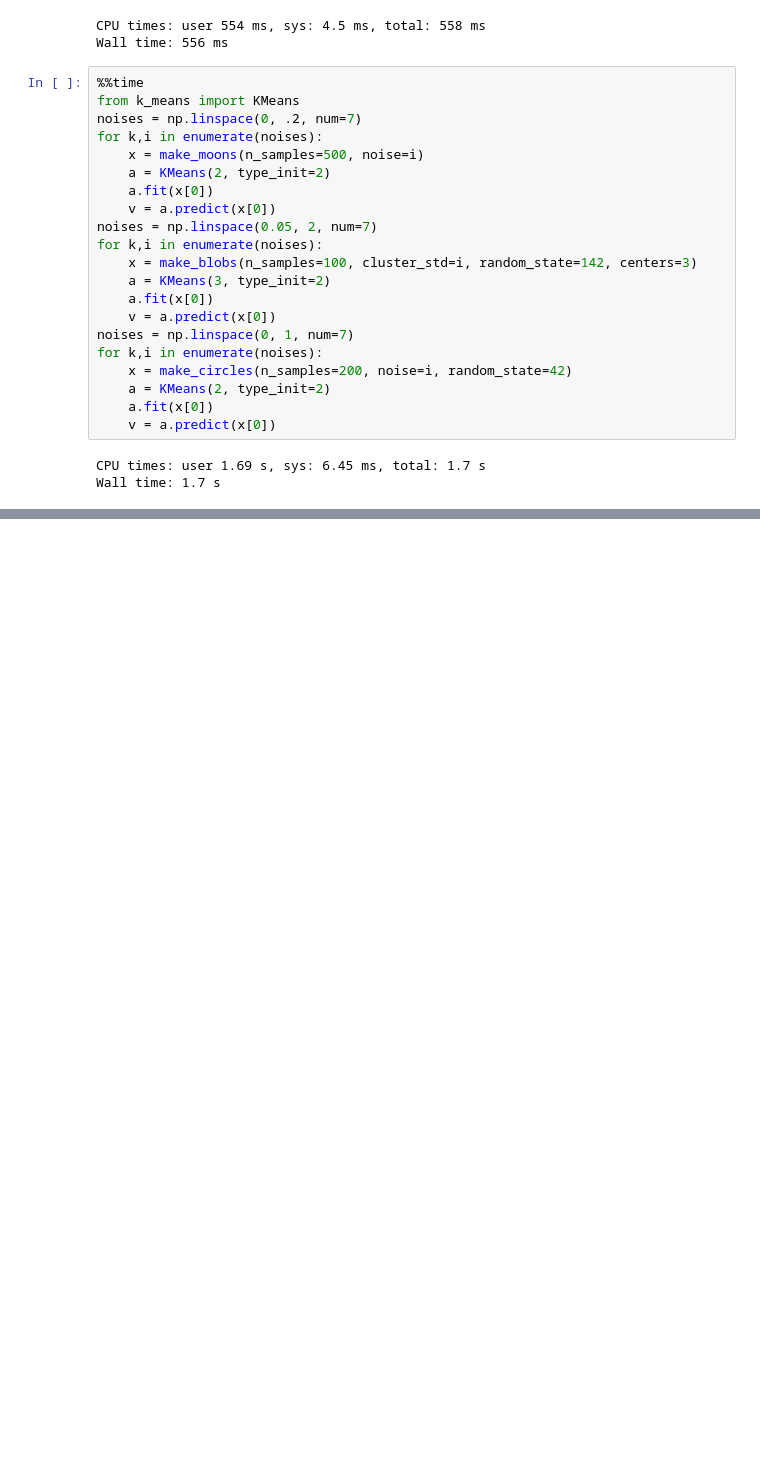
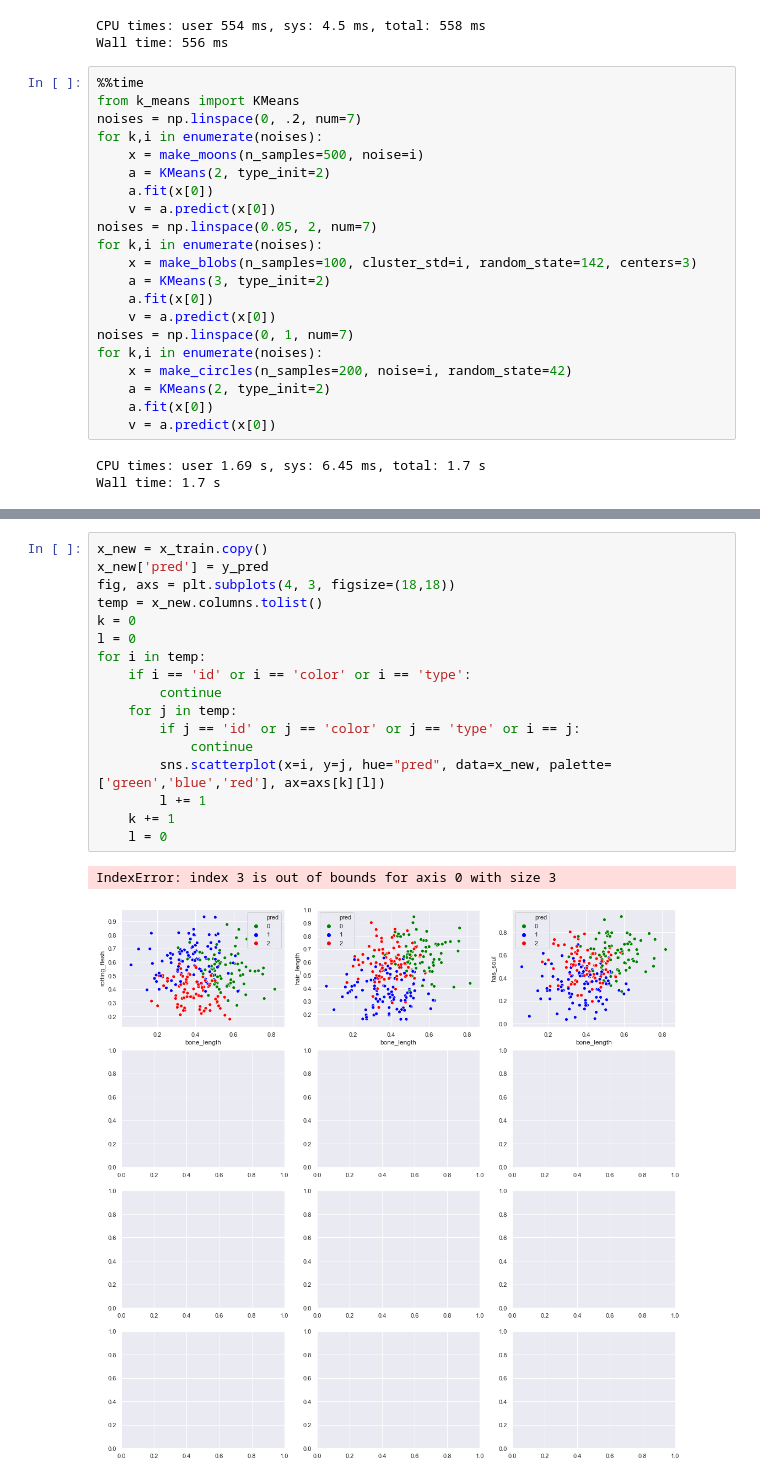
Before and after one commit to AnaSomi/ML, a Jupyter notebook: KMeans/KMeans.ipynb, the cells around one changed output, grey strips where cells are left out. Cells and saved outputs as stored; diff of their text form; blank space fills up the shorter version.

```diff
--- a/KMeans/KMeans.ipynb
+++ b/KMeans/KMeans.ipynb
@@ -451,0 +580,20 @@ Wall time: 1.7 s
+# %%
+x_new = x_train.copy()
+x_new['pred'] = y_pred
+fig, axs = plt.subplots(4, 3, figsize=(18,18))
+temp = x_new.columns.tolist()
+k = 0
+l = 0
+for i in temp:
+    if i == 'id' or i == 'color' or i == 'type':
+        continue
+    for j in temp:
+        if j == 'id' or j == 'color' or j == 'type' or i == j:
+            continue
+        sns.scatterplot(x=i, y=j, hue="pred", data=x_new, palette=['green','blue','red'], ax=axs[k][l])
+        l += 1
+    k += 1
+    l = 0
+# %% [output]
+IndexError: index 3 is out of bounds for axis 0 with size 3
+[figure, added]
```
Also changed, not shown: parts of 9 cells of this notebook, 3 other files.
